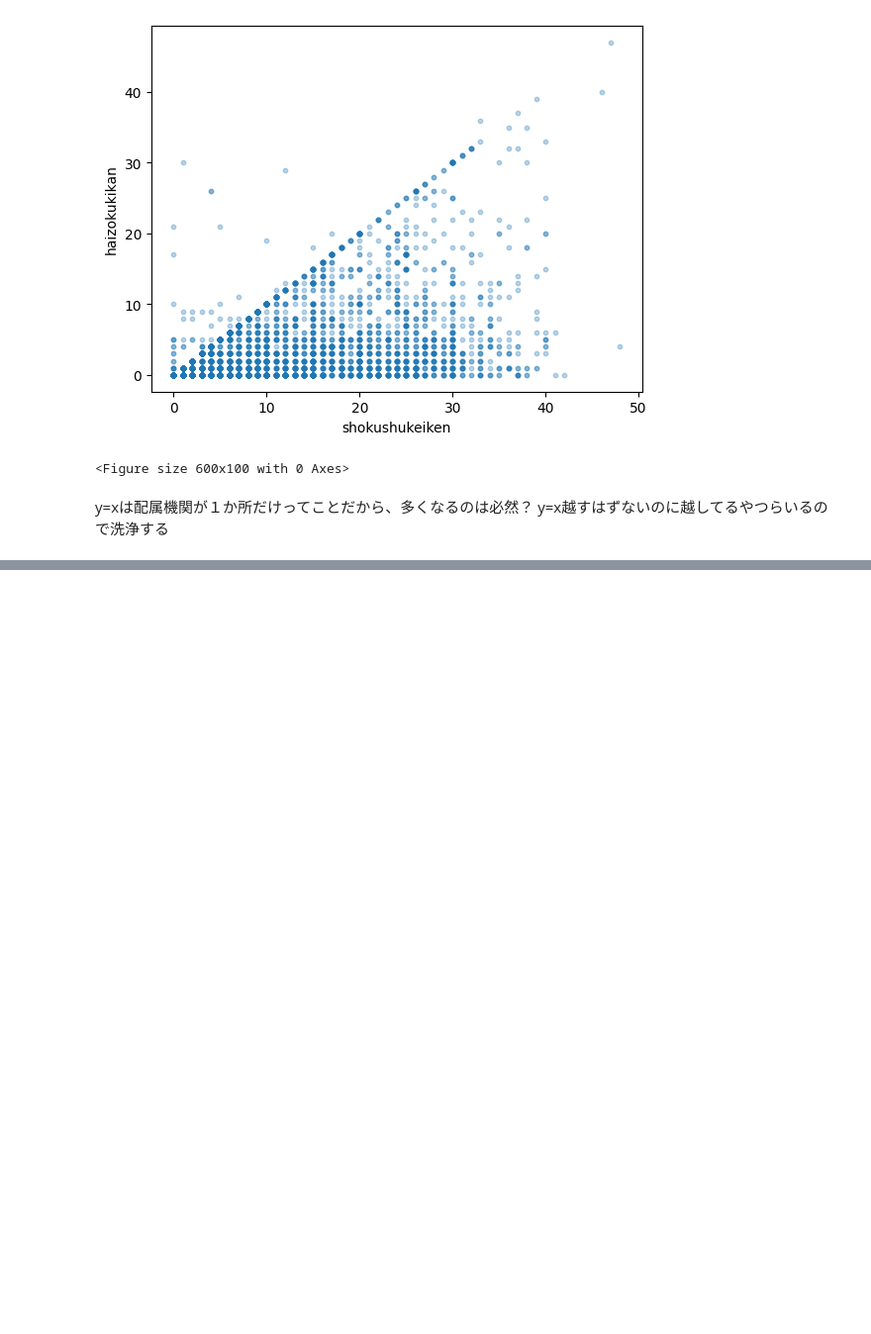
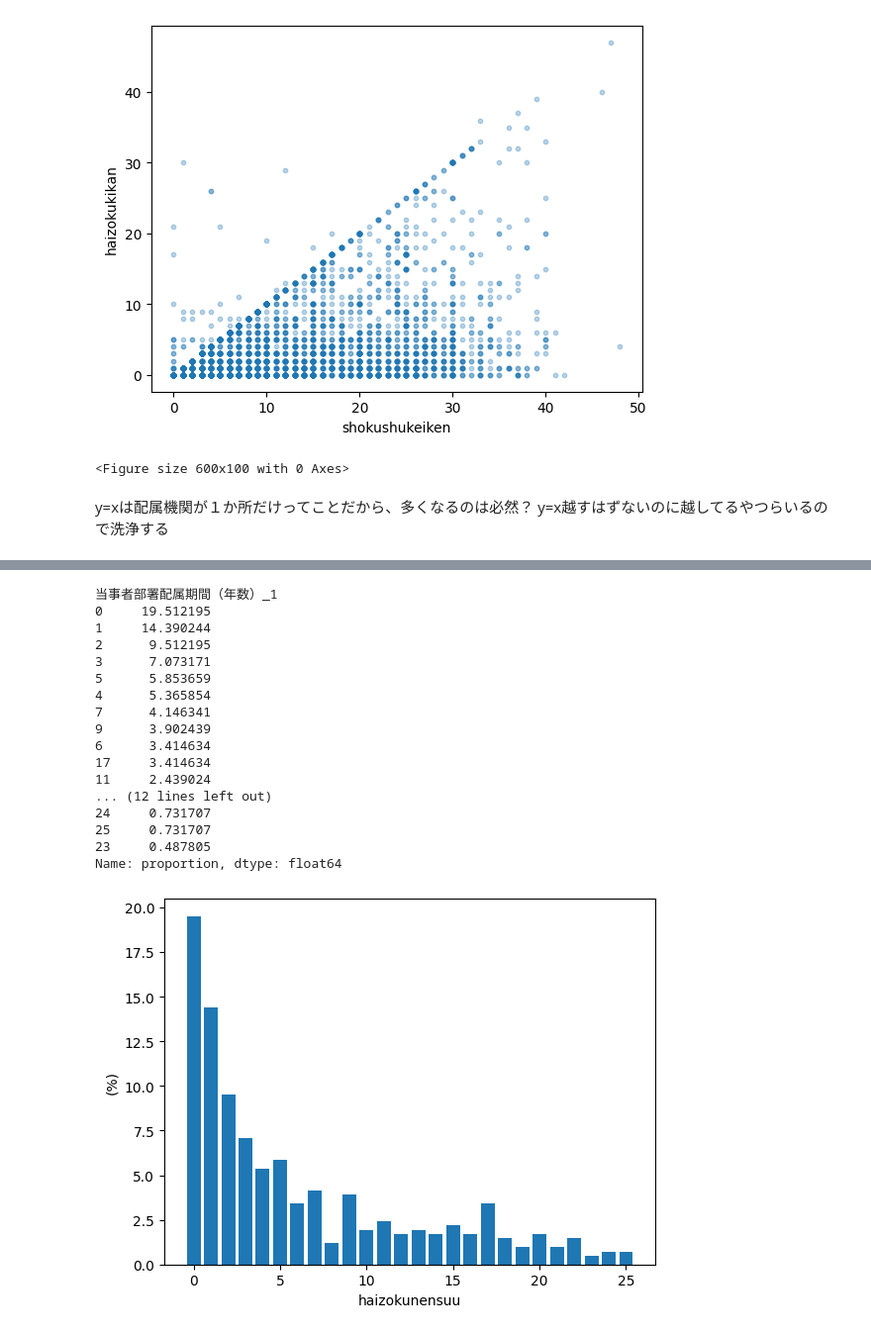
Before and after one commit to maizoh/Project_Shinshu, a Jupyter notebook: Project_Shinshu.ipynb, the cells around one changed output, grey strips where cells are left out. Shown at 99% size. Cells and saved outputs as stored; diff of their text form; code cells hidden in the pictures; blank space fills up the shorter version.

```diff
--- a/Project_Shinshu.ipynb
+++ b/Project_Shinshu.ipynb
@@ -88,0 +187,48 @@ See the caveats in the documentation: https://pandas.pydata.org/pandas-docs/stab
+# %%
+import matplotlib.pyplot as plt
+import numpy as np
+
+# 1. データ加工・フィルタリング
+df_clean["当事者職種経験（年数）_1"] = df_clean["当事者職種経験（年数）_1"].astype(str).str.replace("年","").astype(int)
+df_clean['当事者部署配属期間（年数）_1'] = df_clean['当事者部署配属期間（年数）_1'].astype(str).str.replace("年","").astype(int)
+
+filtered_df = df_clean[(df_clean["当事者職種経験（年数）_1"] >= 21) & (df_clean["当事者職種経験（年数）_1"] <= 25)]
+
+# 2. 比率の集計（ここで比率データを作る）
+assignment_ratio = filtered_df["当事者部署配属期間（年数）_1"].value_counts(normalize=True) * 100
+
+# 3. グラフ描画の設定
+fig, ax = plt.subplots()
+
+# x軸には「年数（index）」、y軸には「比率（値）」を渡す
+x = assignment_ratio.index
+y = assignment_ratio.values
+
+ax.bar(x, y)
+
+
+ax.set_xlabel("haizokunensuu")
+ax.set_ylabel("(%)")
+
+
+print(assignment_ratio)
+plt.show()
+# %% [output]
+当事者部署配属期間（年数）_1
+0     19.512195
+1     14.390244
+2      9.512195
+3      7.073171
+5      5.853659
+4      5.365854
+7      4.146341
+9      3.902439
+6      3.414634
+17     3.414634
+11     2.439024
+... (12 lines left out)
+24     0.731707
+25     0.731707
+23     0.487805
+Name: proportion, dtype: float64
+[figure, added]
```
Also changed, not shown: parts of 8 cells of this notebook.
